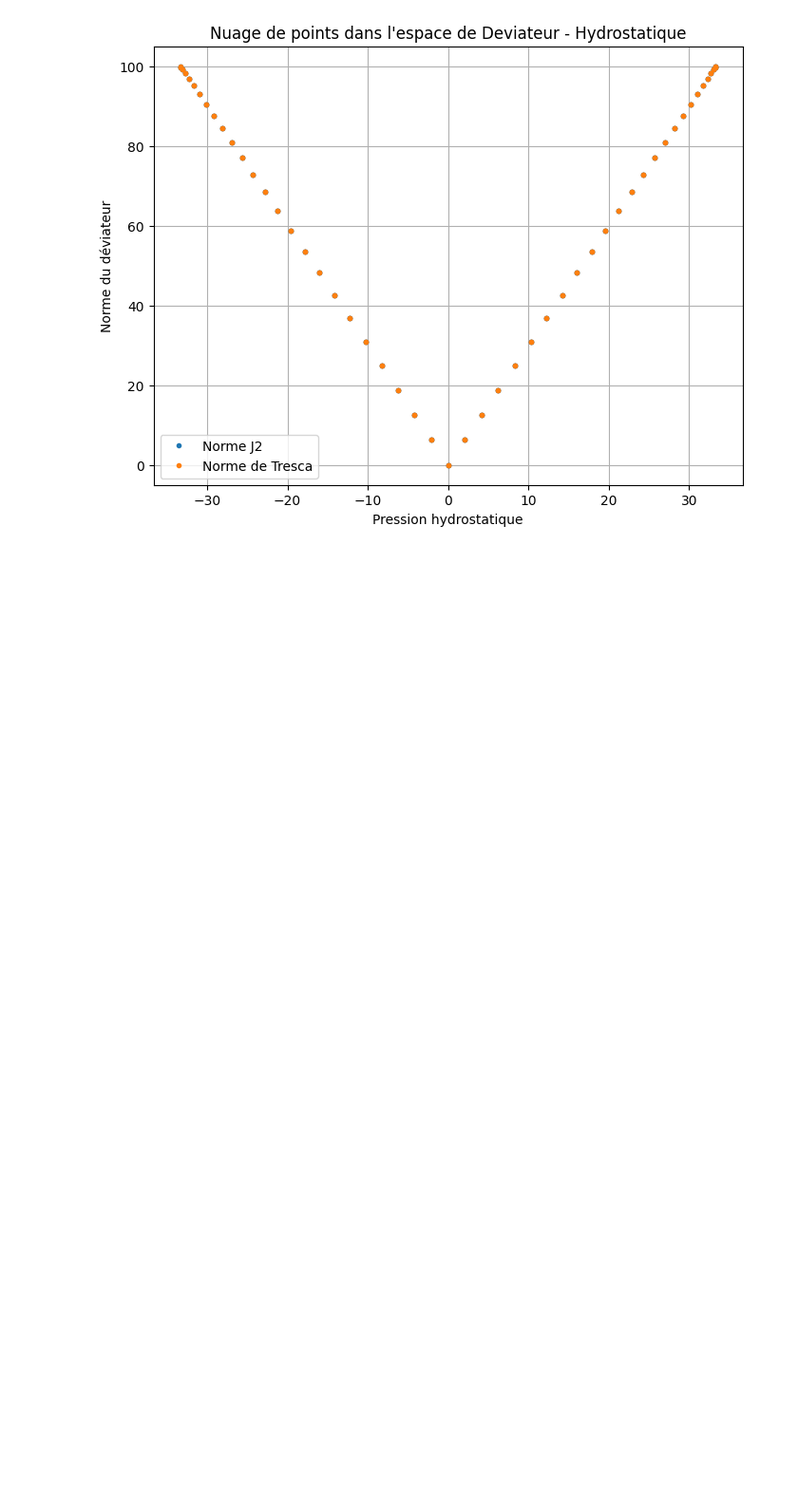
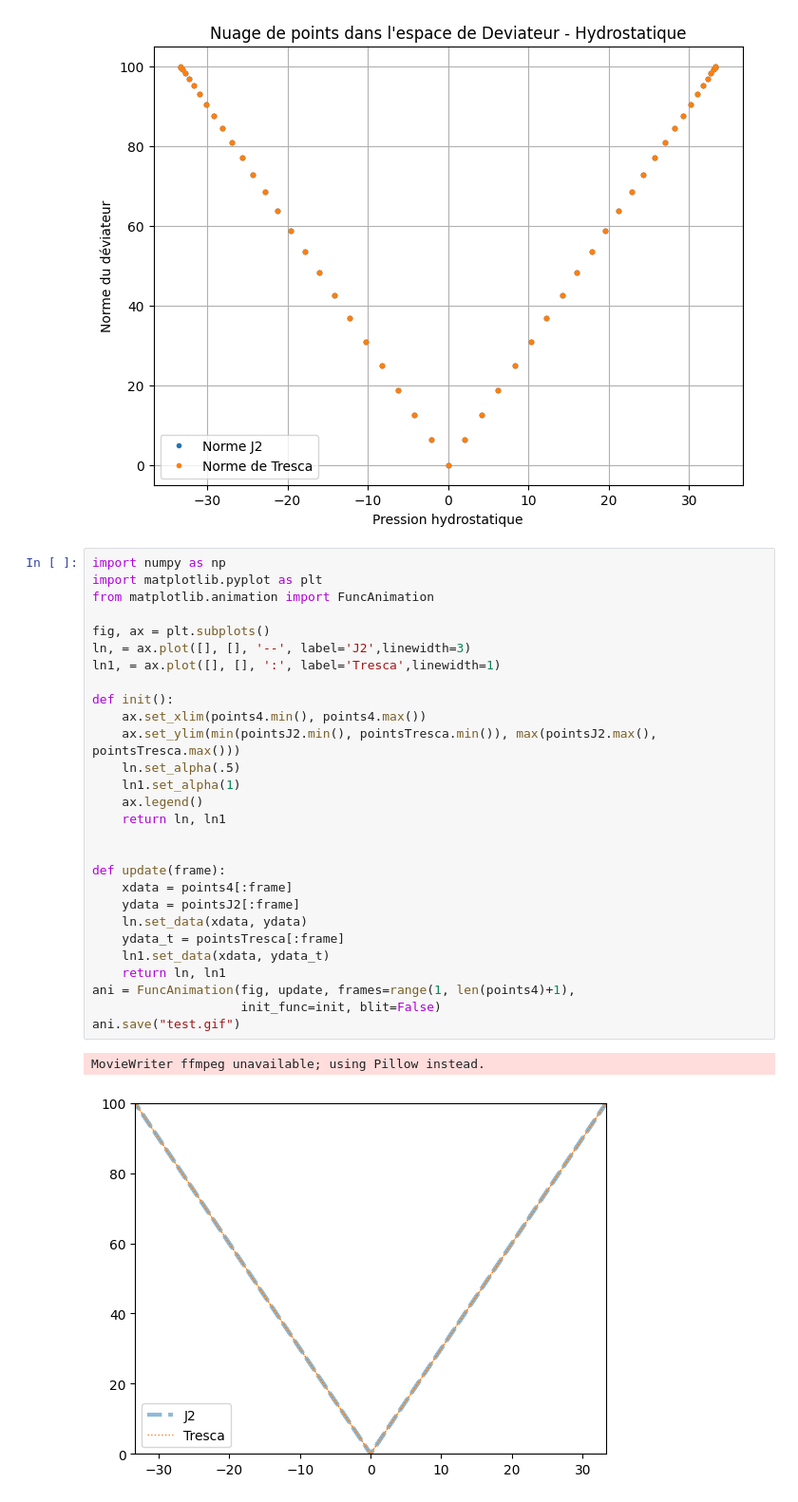
Before and after one commit to tiffank1802/DangVan, a Jupyter notebook: old/app.ipynb, the cells around one changed output. Shown at 95% size. Drawn from its saved outputs; the diff is of its cells as text; blank space fills up the shorter version.

Commit message:
animations des courbes

```diff
--- a/old/app.ipynb
+++ b/old/app.ipynb
@@ -64,3 +64,34 @@ plt.grid()
 plt.show()
 # %% [output]
 [figure]
+# %%
+import numpy as np
+import matplotlib.pyplot as plt
+from matplotlib.animation import FuncAnimation
+
+fig, ax = plt.subplots()
+ln, = ax.plot([], [], '--', label='J2',linewidth=3)
+ln1, = ax.plot([], [], ':', label='Tresca',linewidth=1)
+
+def init():
+    ax.set_xlim(points4.min(), points4.max())
+    ax.set_ylim(min(pointsJ2.min(), pointsTresca.min()), max(pointsJ2.max(), pointsTresca.max()))
+    ln.set_alpha(.5)
+    ln1.set_alpha(1)
+    ax.legend()
+    return ln, ln1
+
+
+def update(frame):
+    xdata = points4[:frame]
+    ydata = pointsJ2[:frame]
+    ln.set_data(xdata, ydata)
+    ydata_t = pointsTresca[:frame]
+    ln1.set_data(xdata, ydata_t)
+    return ln, ln1
+ani = FuncAnimation(fig, update, frames=range(1, len(points4)+1),
+                    init_func=init, blit=False)
+ani.save("test.gif")
+# %% [output]
+MovieWriter ffmpeg unavailable; using Pillow instead.
+[figure, added]
```
Also changed, not shown: parts of 2 cells of this notebook, 1 other file.
